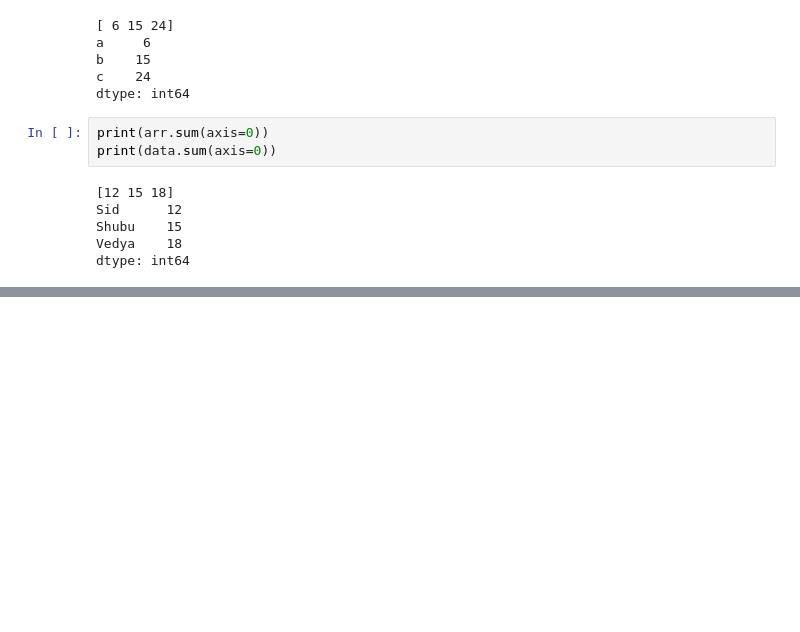
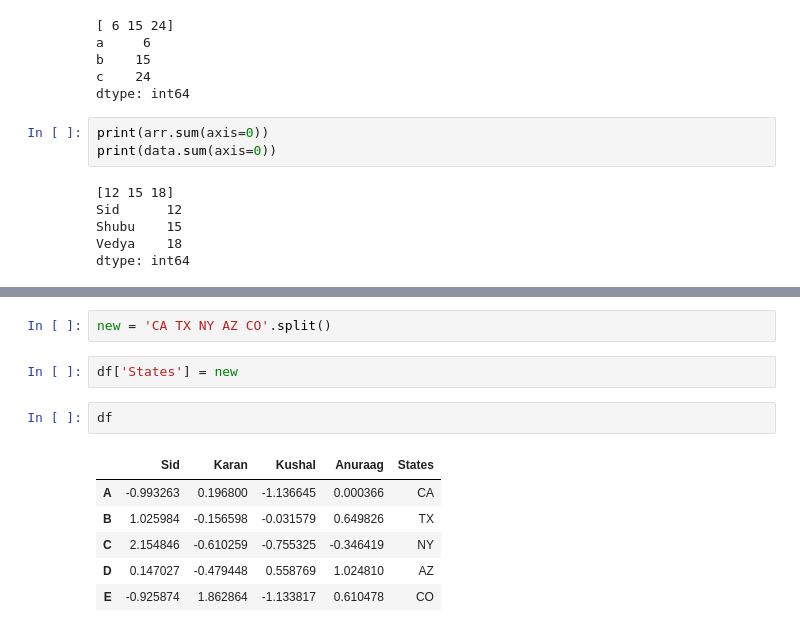
Before and after one commit to SiddheshDaphane/Python-for-data-science-and-machine-learning, a Jupyter notebook: 3. Pandas.ipynb, the cells around one changed output, grey strips where cells are left out. Saved outputs shown, nothing was run; the diff lists cells and outputs as text; blank space fills up the shorter version.

```diff
--- a/3. Pandas.ipynb
+++ b/3. Pandas.ipynb
@@ -273,0 +396,13 @@ dtype: int64
+# %%
+new = 'CA TX NY AZ CO'.split()
+# %%
+df['States'] = new
+# %%
+df
+# %% [output]
+|  | Sid | Karan | Kushal | Anuraag | States |
+| A | -0.993263 | 0.196800 | -1.136645 | 0.000366 | CA |
+| B | 1.025984 | -0.156598 | -0.031579 | 0.649826 | TX |
+| C | 2.154846 | -0.610259 | -0.755325 | -0.346419 | NY |
+| D | 0.147027 | -0.479448 | 0.558769 | 1.024810 | AZ |
+| E | -0.925874 | 1.862864 | -1.133817 | 0.610478 | CO |
```
Also changed, not shown: parts of 27 cells of this notebook.
